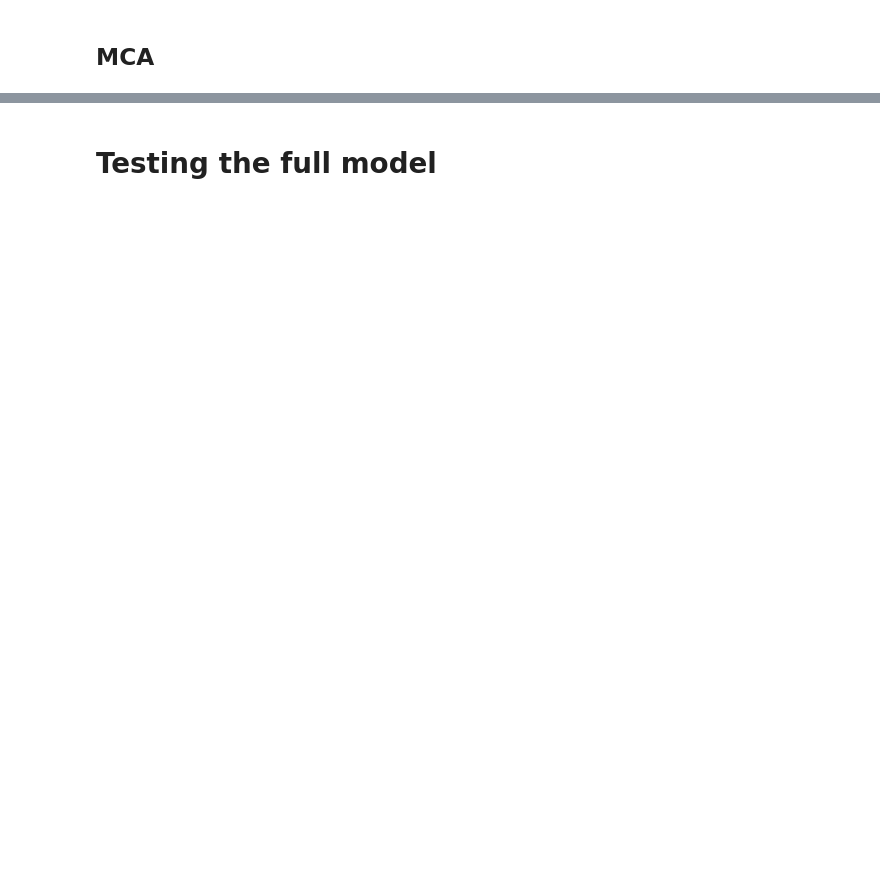
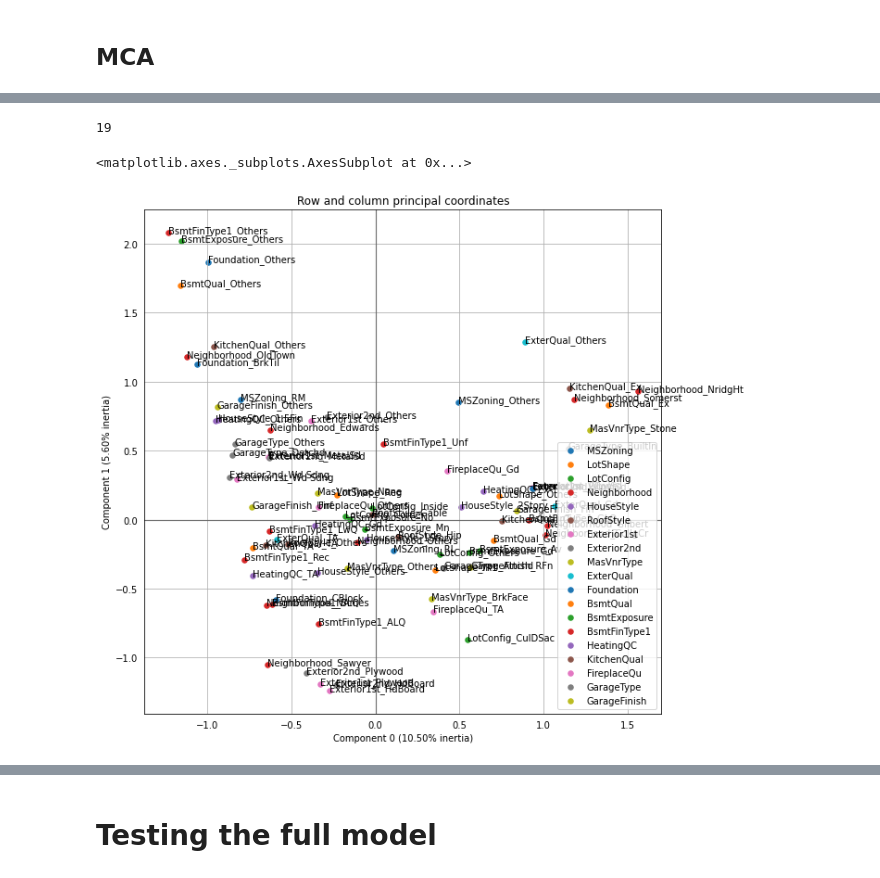
Before and after one commit to pedroteche-ih/DAFT_MEX_202209, a Jupyter notebook: Working with Categorical Data.ipynb, the cells around one changed output, grey strips where cells are left out. Saved outputs shown, nothing was run; the diff lists cells and outputs as text; code cells hidden in the pictures; blank space fills up the shorter version.

```diff
--- a/Working with Categorical Data.ipynb
+++ b/Working with Categorical Data.ipynb
@@ -75,0 +220,3 @@ tb_cat_level_info.groupby(["column", "grp_level"])["level_name"].count().reset_i
+# %%
+tb_column = tb_cat_level_info[tb_cat_level_info["column"] == 'LotConfig']
+tb_column.loc[tb_column["level_name"] == 'FR2', "grp_level"].item()
@@ -79,9 +241,7 @@ for column in tb_cat_level_info["column"].unique():
     grp_dict = dict()
 
     for level in tb_column["level_name"].unique():
-        grp_dict[level] = tb_column.loc[
-            tb_column["level_name"] == level, "grp_level"
-        ].item()
+        grp_dict[level] = tb_column.loc[tb_column["level_name"] == level, "grp_level"].item()
 
     new_column = "grp_" + column
     X_train[new_column] = X_train[column].map(grp_dict).fillna("Others")
@@ -199,0 +377,30 @@ X_test_dummy = pd.DataFrame(
+# %%
+tb_housing = pd.read_csv(url)
+tb_housing = tb_housing.dropna(axis=1, thresh=tb_housing.shape[0] * 0.5)
+
+X_full = tb_housing.drop("SalePrice", axis=1)
+y_full = tb_housing["SalePrice"]
+X_train, X_test, y_train, y_test = train_test_split(X_full, y_full)
+tb_housing_cat = X_train.select_dtypes(exclude="number")
+
+col_grp_dict = create_group_dict(X_train.select_dtypes(exclude="number"),
+                                 mcl_level = 0.8,
+                                 min_obs = X_train.shape[0] * 0.05)
+X_train_cat_grp = group_cat_levels(
+    X_train.select_dtypes(exclude="number"), col_grp_dict
+)
+X_test_cat_grp = group_cat_levels(X_test.select_dtypes(exclude="number"), col_grp_dict)
+X_train_cat_grp
+
+
+ohe_fit = OneHotEncoder(sparse=False, handle_unknown="ignore")
+ohe_fit.fit(X_train_cat_grp)
+
+
+X_train_dummy = pd.DataFrame(
+    ohe_fit.transform(X_train_cat_grp), columns=ohe_fit.get_feature_names_out()
+)
+X_test_dummy = pd.DataFrame(
+    ohe_fit.transform(X_test_cat_grp), columns=ohe_fit.get_feature_names_out()
+)
+print(X_train_dummy.shape)
@@ -219,3 +490,3 @@ import prince
 # %%
-mca_fit = prince.MCA(n_components=10)
+mca_fit = prince.MCA(n_components = 84)
 mca_fit.fit(X_train_cat_grp)
@@ -224,2 +500,9 @@ plt.plot(np.cumsum(mca_fit.explained_inertia_))
+# %%
+len(X_train_cat_grp.columns)
+# %% [output]
+19
 # %%
-mca_fit.plot_coordinates(X_train_cat_grp, show_row_points=False, figsize=(10, 10))
+mca_fit.plot_coordinates(X_train_cat_grp, show_row_points=False, figsize=(10, 10), show_column_labels = True)
+# %% [output]
+<matplotlib.axes._subplots.AxesSubplot at 0x...>
+[figure, added]
```
Also changed, not shown: parts of 43 cells of this notebook.
